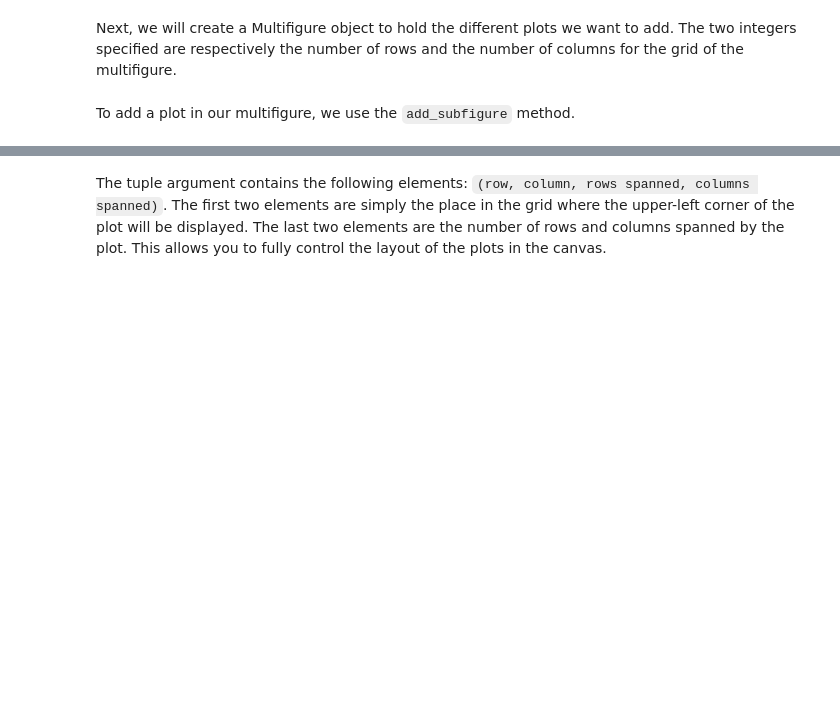
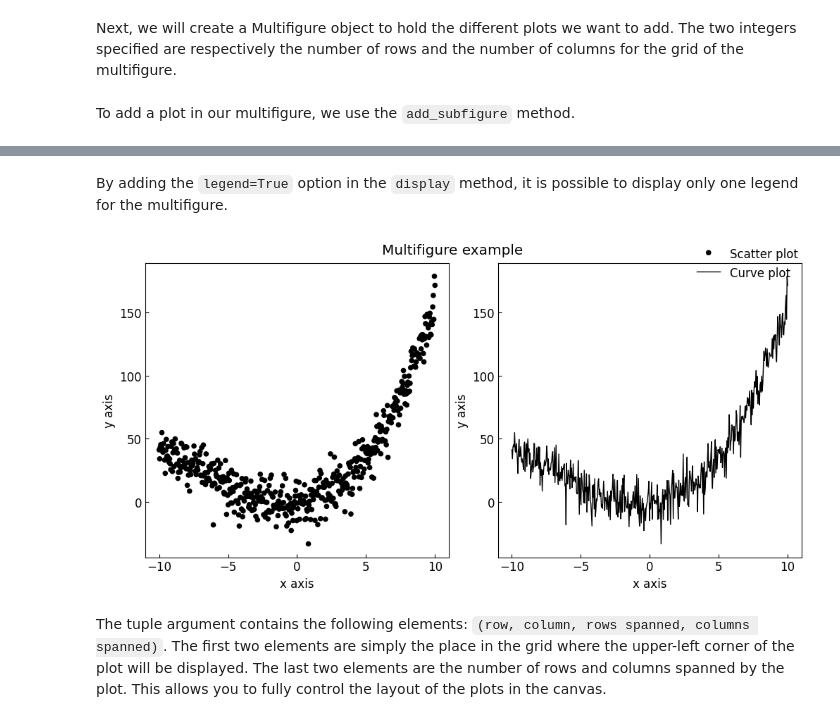
Before and after one commit to GraphingLib/GraphingLib, a Jupyter notebook: examples/multifigure.ipynb, the cells around one changed output, grey strips where cells are left out. Cells and saved outputs as stored; diff of their text form; code cells hidden in the pictures; blank space fills up the shorter version.

````diff
--- a/examples/multifigure.ipynb
+++ b/examples/multifigure.ipynb
@@ -34,3 +34,9 @@ multifigure.display()
+# %% [markdown]
+By adding the ```legend=True``` option in the ```display``` method, it is possible to display only one legend for the multifigure.
+# %%
+multifigure.display(legend=True)
+# %% [output]
+[figure, added]
 # %% [markdown]
 The tuple argument contains the following elements: ```(row, column, rows spanned, columns spanned)```. The first two elements are simply the place in the grid where the upper-left corner of the plot will be displayed. The last two elements are the number of rows and columns spanned by the plot. This allows you to fully control the layout of the plots in the canvas.
 # %%
````
Also changed, not shown: parts of 3 cells of this notebook.
